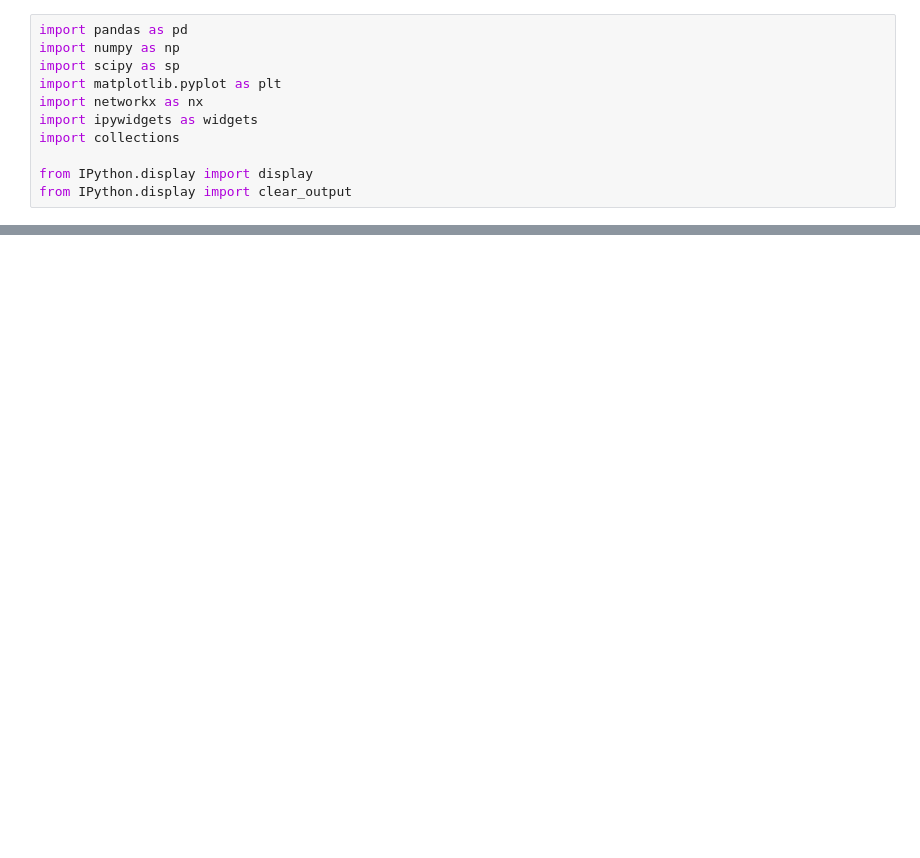
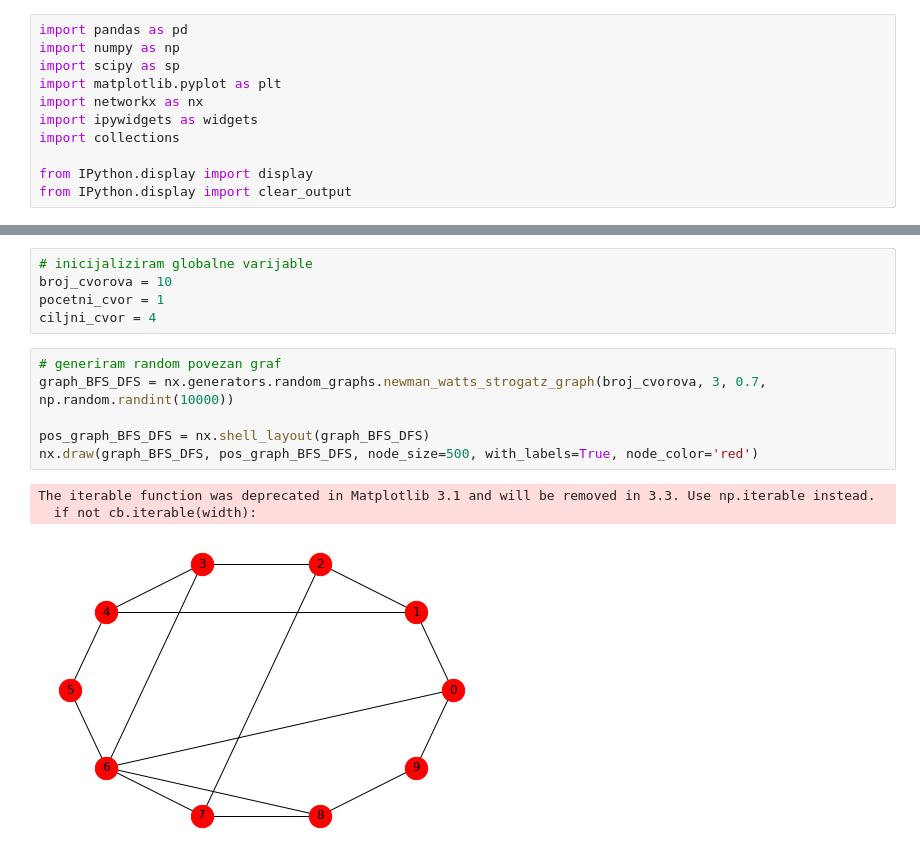
Before and after one commit to nivuckovic/matematicki-softver-esej1, a Jupyter notebook: BFS.ipynb, the cells around one changed output, grey strips where cells are left out. Cells and saved outputs as stored; diff of their text form; blank space fills up the shorter version.

```diff
--- a/BFS.ipynb
+++ b/BFS.ipynb
@@ -712,0 +248,15 @@ ispisi_output_3()
+# %%
+# inicijaliziram globalne varijable
+broj_cvorova = 10
+pocetni_cvor = 1
+ciljni_cvor = 4
+# %%
+# generiram random povezan graf
+graph_BFS_DFS = nx.generators.random_graphs.newman_watts_strogatz_graph(broj_cvorova, 3, 0.7, np.random.randint(10000))
+
+pos_graph_BFS_DFS = nx.shell_layout(graph_BFS_DFS)
+nx.draw(graph_BFS_DFS, pos_graph_BFS_DFS, node_size=500, with_labels=True, node_color='red')
+# %% [output]
+The iterable function was deprecated in Matplotlib 3.1 and will be removed in 3.3. Use np.iterable instead.
+  if not cb.iterable(width):
+[figure, added]
```
Also changed, not shown: parts of 34 cells of this notebook.
